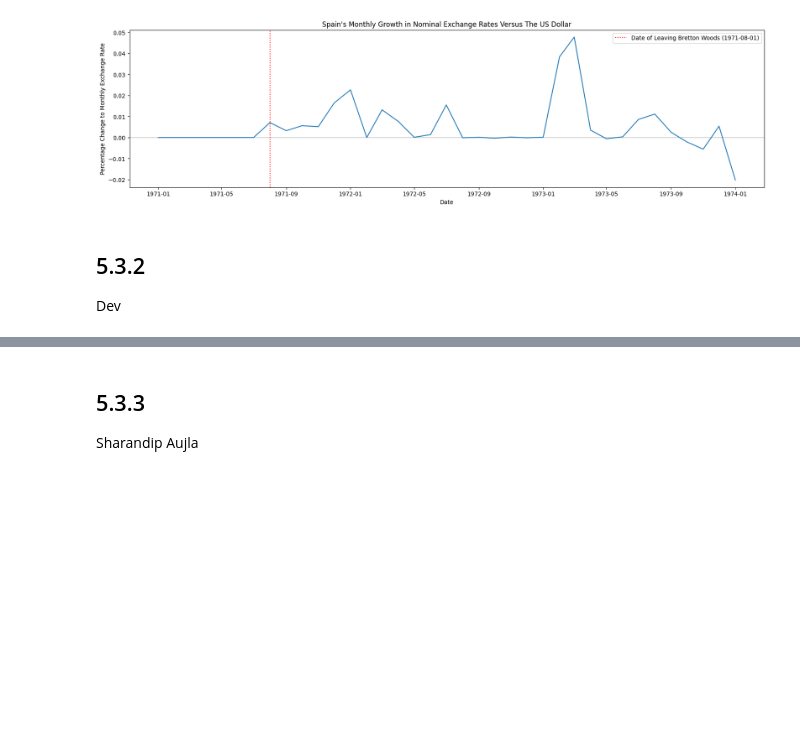
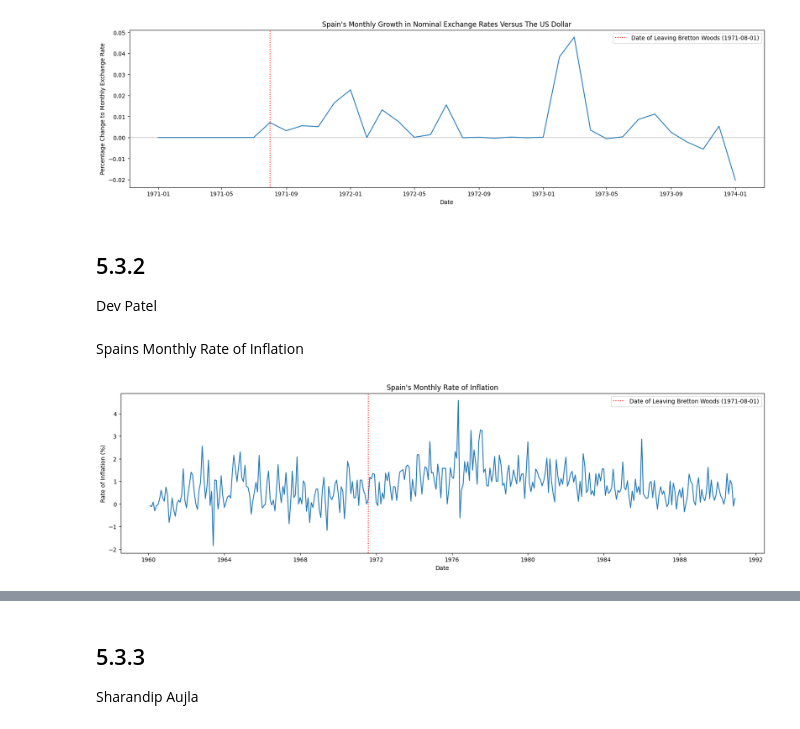
Before and after one commit to andresoats/EC1B1-Coursework, a Jupyter notebook: EC1B1_coursework_notebook.ipynb, the cells around one changed output, grey strips where cells are left out. Cells and saved outputs as stored; diff of their text form; code cells hidden in the pictures; blank space fills up the shorter version.

```diff
--- a/EC1B1_coursework_notebook.ipynb
+++ b/EC1B1_coursework_notebook.ipynb
@@ -468,13 +468,26 @@ plt.xlabel("Date")
 plt.ylabel("Percentage Change to Monthly Exchange Rate")
 plt.legend()
 
-#Adjusting plot size for clarity of view
-plt.rcParams["figure.figsize"] = (10,5)
-
-
 plt.show()
 # %% [output]
 [figure]
 # %% [markdown]
 ## 5.3.2
-Dev
+Dev Patel
+# %% [markdown]
+Spains Monthly Rate of Inflation
+# %%
+#Plotting inflation rates
+plt.plot(analysis_df["Date"], analysis_df["Spain Monthly Inflation Rate %"])
+
+#Plotting date Spain left Bretton Woods
+plt.axvline(x = analysis_df.loc[139, "Date"], label = "Date of Leaving Bretton Woods (1971-08-01)", linestyle = 'dotted', color = 'r')
+
+#Labels
+plt.title("Spain's Monthly Rate of Inflation")
+plt.xlabel("Date")
+plt.ylabel("Rate of Inflation (%)")
+plt.legend()
+plt.show()
+# %% [output]
+[figure, added]
```
Also changed, not shown: parts of 15 cells of this notebook.
